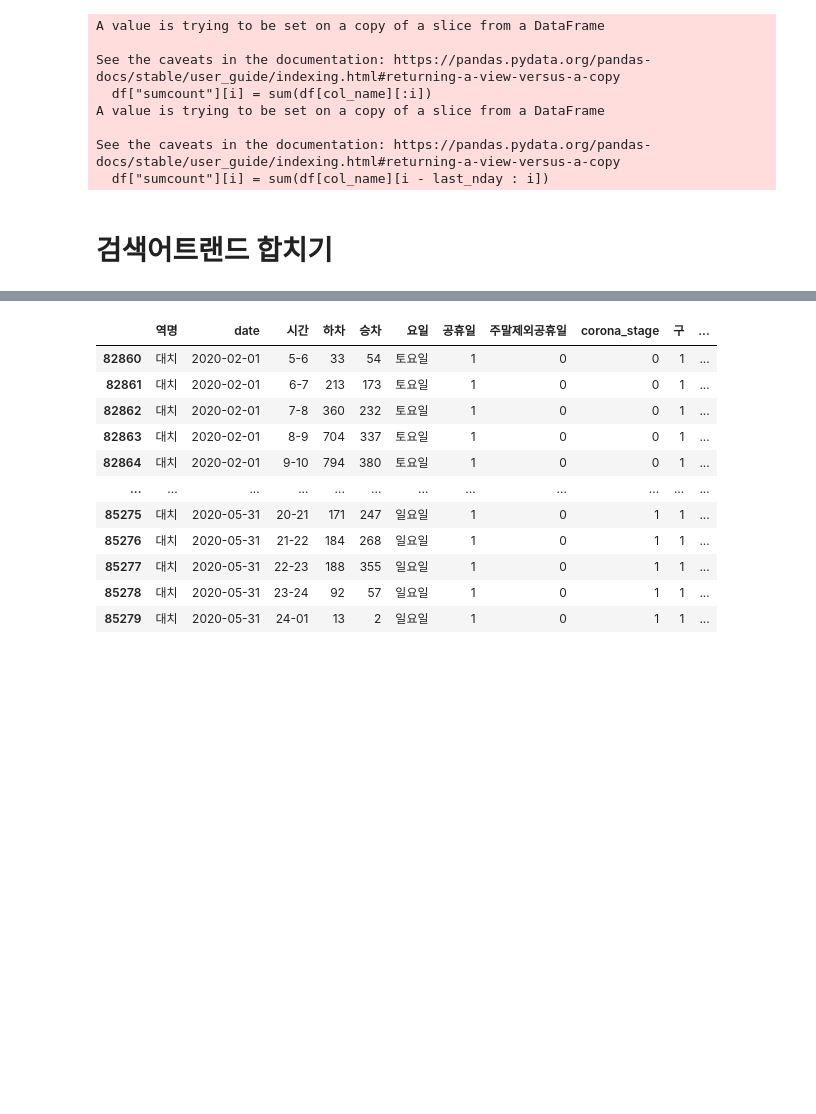
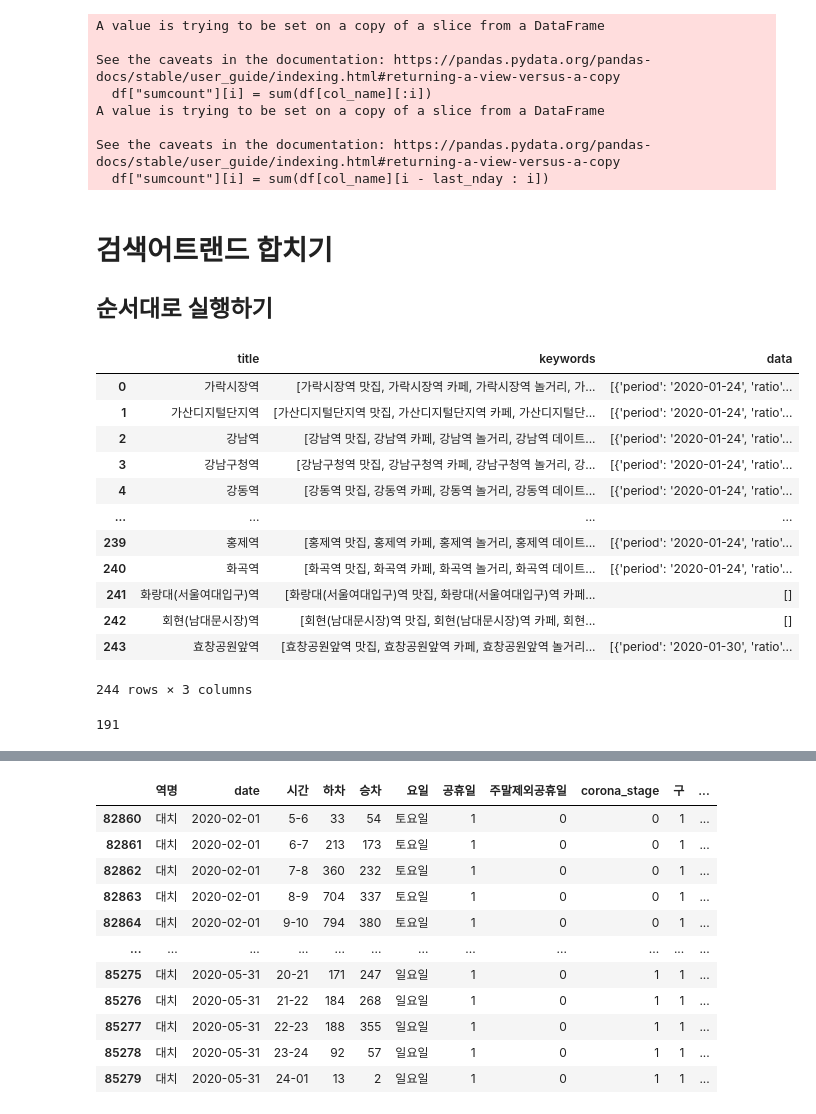
Before and after one commit to Changyoon-Lee/big_contest, a Jupyter notebook: modeling/datamerging.ipynb, the cells around one changed output, grey strips where cells are left out. Drawn from its saved outputs; the diff is of its cells as text; code cells hidden in the pictures; blank space fills up the shorter version.

Commit message:
검색어트렌드 코드 추가

```diff
--- a/modeling/datamerging.ipynb
+++ b/modeling/datamerging.ipynb
@@ -132,3 +132,5 @@ See the caveats in the documentation: https://pandas.pydata.org/pandas-docs/stab
   df["sumcount"][i] = sum(df[col_name][i - last_nday : i])
 # %% [markdown]
 # 검색어트랜드 합치기
+
+## 순서대로 실행하기
@@ -135,8 +141,38 @@ See the caveats in the documentation: https://pandas.pydata.org/pandas-docs/stab
 # %%
-df_3 = pd.read_pickle('data/검색어트렌드.pkl')
-df_3 = df_3.iloc[:121,:]
-df_3.rename(columns={'period':'date'}, inplace=True)
+df_3_temp = pd.read_pickle('다듬지않은 검색어트렌드(원본보기용).pkl')
+df_3_temp
+# df_3.rename(columns={'period':'date'}, inplace=True)
 
-df_3 = df_3.set_index('date')
-df_3.fillna(0, inplace=True)
-df_3_temp = deepcopy(df_3)
+# df_3 = df_3.set_index('date')
+# df_3.fillna(0, inplace=True)
+# df_3_temp = copy.deepcopy(df_3)
+# %% [output]
+|  | title | keywords | data |
+| 0 | 가락시장역 | [가락시장역 맛집, 가락시장역 카페, 가락시장역 놀거리, 가... | [{'period': '2020-01-24', 'ratio'... |
+| 1 | 가산디지털단지역 | [가산디지털단지역 맛집, 가산디지털단지역 카페, 가산디지털단... | [{'period': '2020-01-24', 'ratio'... |
+| 2 | 강남역 | [강남역 맛집, 강남역 카페, 강남역 놀거리, 강남역 데이트... | [{'period': '2020-01-24', 'ratio'... |
+| 3 | 강남구청역 | [강남구청역 맛집, 강남구청역 카페, 강남구청역 놀거리, 강... | [{'period': '2020-01-24', 'ratio'... |
+| 4 | 강동역 | [강동역 맛집, 강동역 카페, 강동역 놀거리, 강동역 데이트... | [{'period': '2020-01-24', 'ratio'... |
+| ... | ... | ... | ... |
+| 239 | 홍제역 | [홍제역 맛집, 홍제역 카페, 홍제역 놀거리, 홍제역 데이트... | [{'period': '2020-01-24', 'ratio'... |
+| 240 | 화곡역 | [화곡역 맛집, 화곡역 카페, 화곡역 놀거리, 화곡역 데이트... | [{'period': '2020-01-24', 'ratio'... |
+| 241 | 화랑대(서울여대입구)역 | [화랑대(서울여대입구)역 맛집, 화랑대(서울여대입구)역 카페... | [] |
+| 242 | 회현(남대문시장)역 | [회현(남대문시장)역 맛집, 회현(남대문시장)역 카페, 회현... | [] |
+| 243 | 효창공원앞역 | [효창공원앞역 맛집, 효창공원앞역 카페, 효창공원앞역 놀거리... | [{'period': '2020-01-30', 'ratio'... |
+244 rows × 3 columns
+# %%
+# 값이 아예 0인 지하철역 뽑기
+empty_list = []
+for i in range(len(df_3_temp)):
+    if len(df_3_temp['data'][i]) == 0:
+        empty_list.append(df_3_temp['title'][i].replace('역', ''))
+        df_3_temp.drop([i], axis=0, inplace=True)
+
+subway = pd.read_csv(r"C:\Users\jejec\모공전\빅콘\서울 지하철역 좌표.csv")
+subway_list = list((set(subway['역명'])))
+subway_list.sort()
+a_sub_b = [x for x in subway_list if x not in empty_list]
+a_sub_b.remove('서울역')
+len(a_sub_b)
+# %% [output]
+191
```
Also changed, not shown: parts of 9 cells of this notebook, 2 other files.
